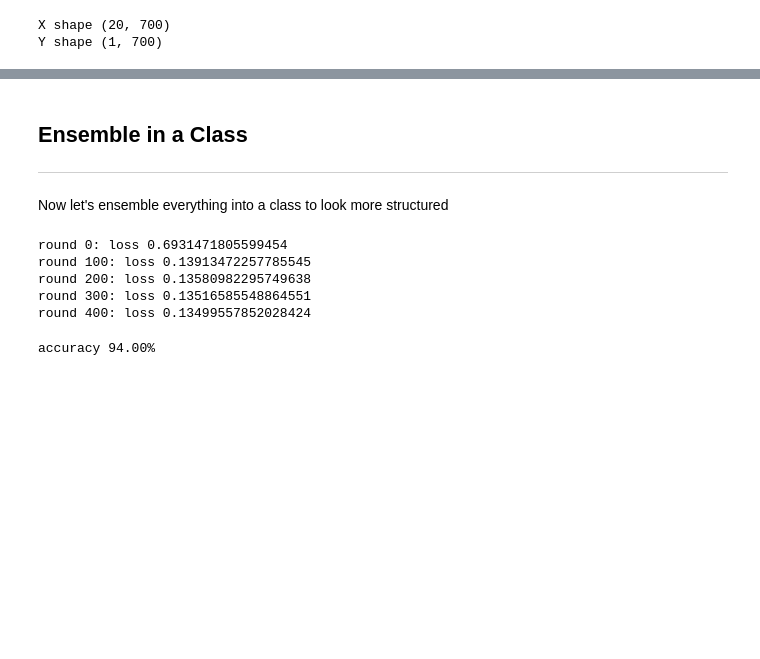
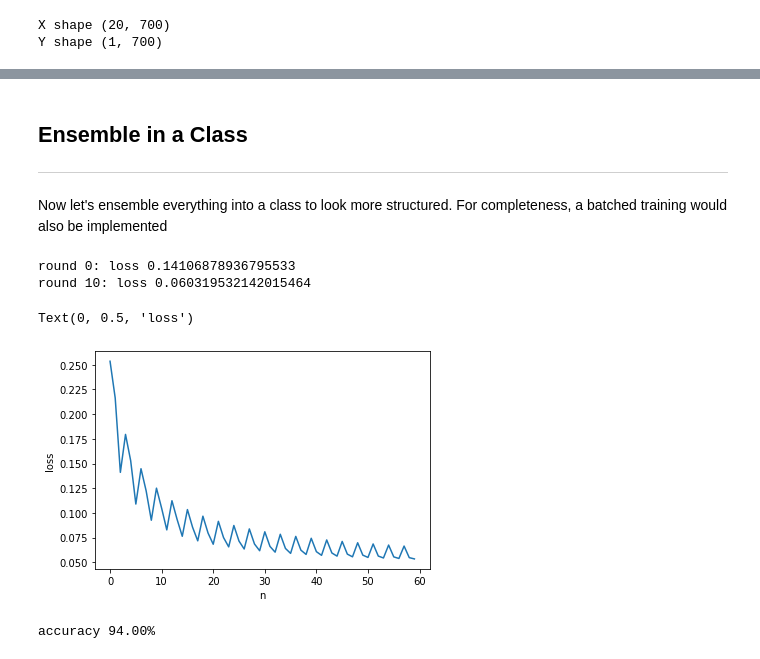
Before and after one commit to MJeremy2017/deep-learning, a Jupyter notebook: logistic-regression/logistic-regression.ipynb, the cells around one changed output, grey strips where cells are left out. Saved outputs shown, nothing was run; the diff lists cells and outputs as text; code cells hidden in the pictures; blank space fills up the shorter version.

Commit message:
add batch t

```diff
--- a/logistic-regression/logistic-regression.ipynb
+++ b/logistic-regression/logistic-regression.ipynb
@@ -251,7 +251,7 @@ accuracy 93.67%
 # %% [markdown]
 ## Ensemble in a Class
 ---
-Now let's ensemble everything into a class to look more structured
+Now let's ensemble everything into a class to look more structured. For completeness, a batched training would also be implemented
 # %%
 class LogisticRegression:
     def __init__(self):
@@ -276,8 +276,10 @@ class LogisticRegression:
         y_pred = np.array([1 if i > 0.5 else 0 for i in y_pred])
         return 1 - np.sum(np.abs(y_pred - y_true))/len(y_true)
 
-    def train(self, X_train, y_train, learning_rate=0.01, iterations=1000, verbose=False):
+    def train(self, X_train, y_train, batch_size=32, learning_rate=0.01,
+              iterations=1000, verbose=False, print_every_n=10):
         """
+        Notice that trainig samples need to transpose first
         X: shape of n x m (n features and m samples)
         y: shape 1 x m
         """
@@ -290,21 +292,26 @@ class LogisticRegression:
         assert self.W.shape == (n, 1)
         assert Y.shape == (1, m)
 
+        ind = range(m)
+        batch_indices = [ind[i:(i+batch_size)] for i in range(0, m, batch_size)]
         for i in range(iterations):
-            Z = np.dot(self.W.T, X) + self.b
-            Y_hat = self.sigmoid(Z)
-            assert Y_hat.shape == (1, m)
+            for b_ind in batch_indices:
+                X_batch = X[:, b_ind]
+                Y_batch = Y[:, b_ind]
 
-            loss = -1/m * np.sum((Y*np.log(Y_hat) + (1-Y)*np.log(1 - Y_hat)))
-            self.losses.append(loss)
+                Z = np.dot(self.W.T, X_batch) + self.b
+                Y_hat = self.sigmoid(Z)
 
-            dW = np.dot(X, (Y_hat - Y).T)/m
-            db = np.mean(Y_hat - Y)
+                loss = -1/m * np.sum((Y_batch*np.log(Y_hat) + (1-Y_batch)*np.log(1 - Y_hat)))
+                self.losses.append(loss)
 
-            self.W -= dW
-            self.b -= db
+                dW = np.dot(X_batch, (Y_hat - Y_batch).T)/m
+                db = np.mean(Y_hat - Y_batch)
 
-            if verbose and i % 100 == 0:
+                self.W -= dW
+                self.b -= db
+
+            if verbose and i % print_every_n == 0:
                 print(f'round {i}: loss {loss}')
 
     def predict(self, X_test):
@@ -314,13 +321,18 @@ class LogisticRegression:
         return Y_hat
 # %%
 clf = LogisticRegression()
-clf.train(X_train, y_train, learning_rate=0.01, iterations=500, verbose=True)
+clf.train(X_train, y_train, batch_size=256, learning_rate=0.005, iterations=20, verbose=True)
 # %% [output]
-round 0: loss 0.6931471805599454
-round 100: loss 0.13913472257785545
-round 200: loss 0.13580982295749638
-round 300: loss 0.13516585548864551
-round 400: loss 0.13499557852028424
+round 0: loss 0.14106878936795533
+round 10: loss 0.060319532142015464
+# %%
+loss = clf.losses
+plt.plot(range(len(loss)), loss)
+plt.xlabel('n')
+plt.ylabel('loss')
+# %% [output]
+Text(0, 0.5, 'loss')
+[figure, added]
 # %%
 y_pred = clf.predict(X_test)
 y_true = y_test.reshape(1, -1)
```
Also changed, not shown: parts of 2 cells of this notebook.
